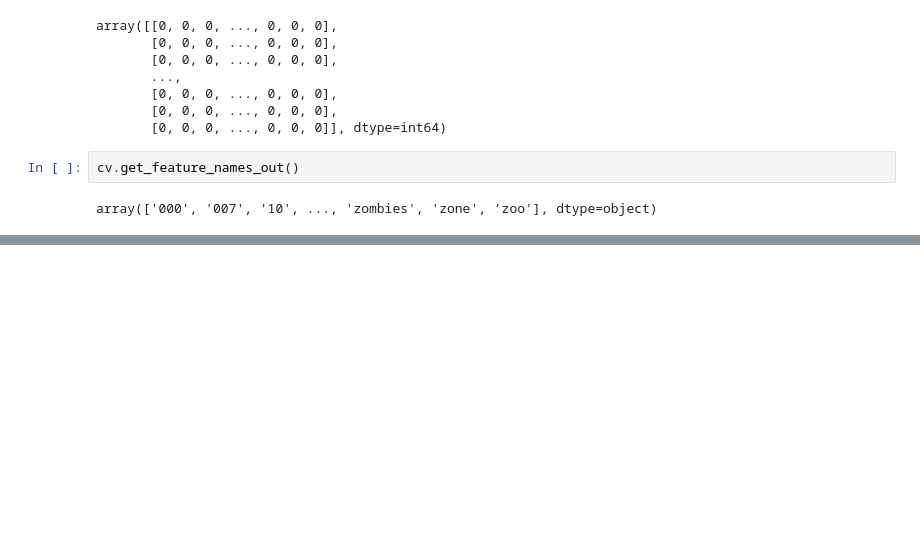
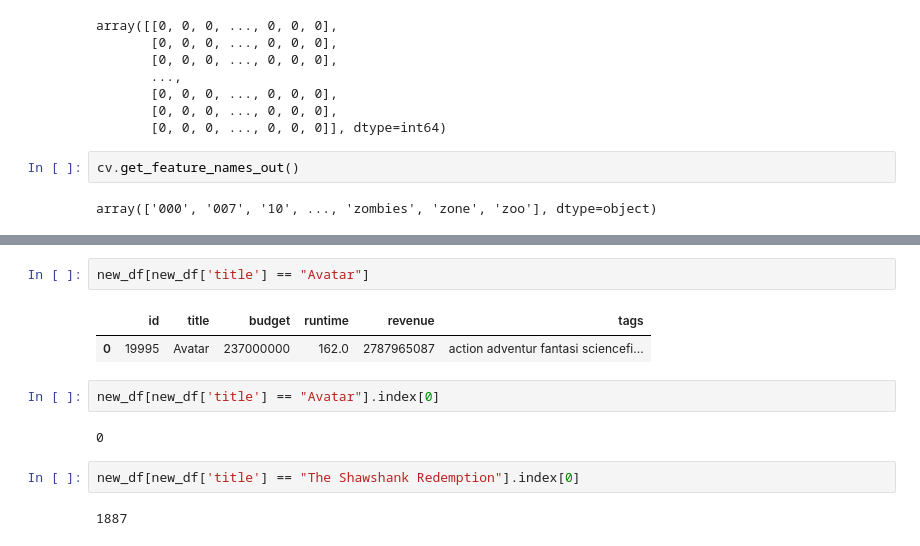
Before and after one commit to rajan170/movie-recommendation-engine, a Jupyter notebook: Movie Recommendation System.ipynb, the cells around one changed output, grey strips where cells are left out. Drawn from its saved outputs; the diff is of its cells as text; blank space fills up the shorter version.

```diff
--- a/Movie Recommendation System.ipynb
+++ b/Movie Recommendation System.ipynb
@@ -526,0 +572,13 @@ array(['000', '007', '10', ..., 'zombies', 'zone', 'zoo'], dtype=object)
+# %%
+new_df[new_df['title'] == "Avatar"]
+# %% [output]
+|  | id | title | budget | runtime | revenue | tags |
+| 0 | 19995 | Avatar | 237000000 | 162.0 | 2787965087 | action adventur fantasi sciencefi... |
+# %%
+new_df[new_df['title'] == "Avatar"].index[0]
+# %% [output]
+0
+# %%
+new_df[new_df['title'] == "The Shawshank Redemption"].index[0]
+# %% [output]
+1887
```
Also changed, not shown: parts of 23 cells of this notebook.
